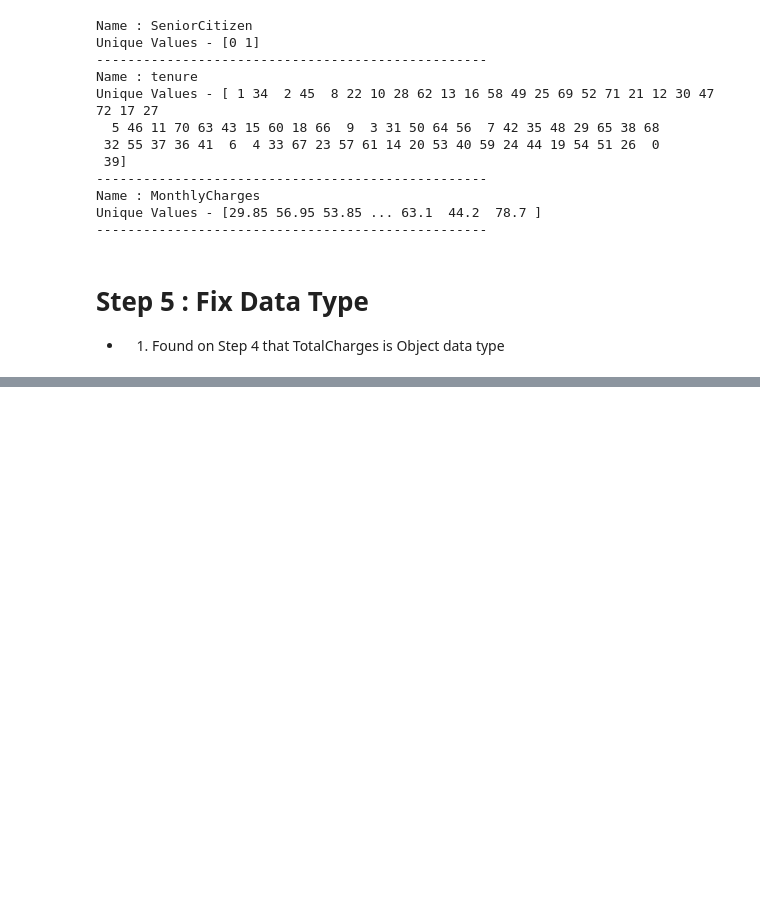
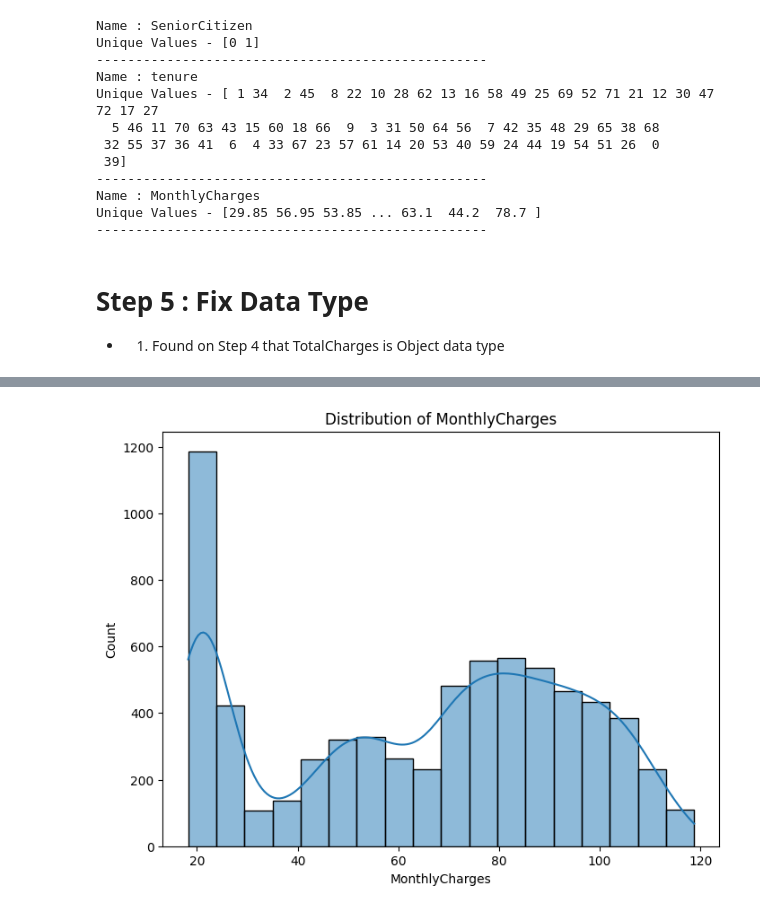
Before and after one commit to Sufiyan1637/Churn_Prediction, a Jupyter notebook: Churn_Prediction.ipynb, the cells around one changed output, grey strips where cells are left out. Saved outputs shown, nothing was run; the diff lists cells and outputs as text; code cells hidden in the pictures; blank space fills up the shorter version.

```diff
--- a/Churn_Prediction.ipynb
+++ b/Churn_Prediction.ipynb
@@ -163,0 +222,4 @@ df["TotalCharges"] = df['TotalCharges'].astype(float)
+# %%
+plot_histogram(df, "MonthlyCharges")
+# %% [output]
+[figure, added]
```
Also changed, not shown: parts of 12 cells of this notebook.
